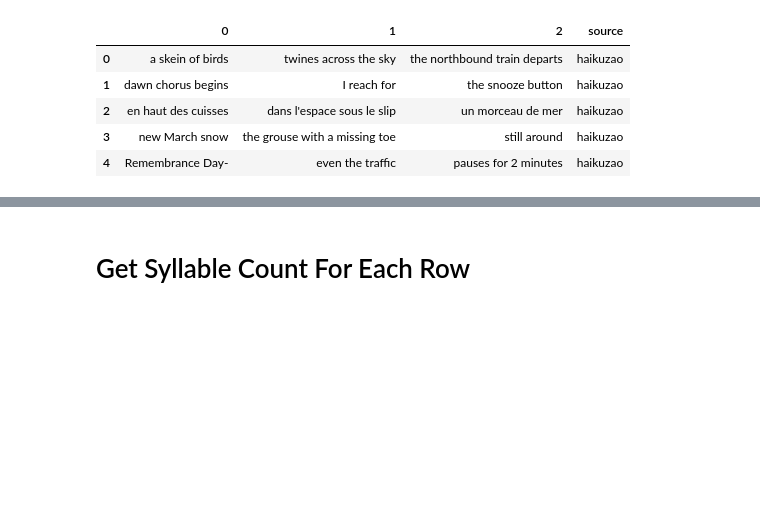
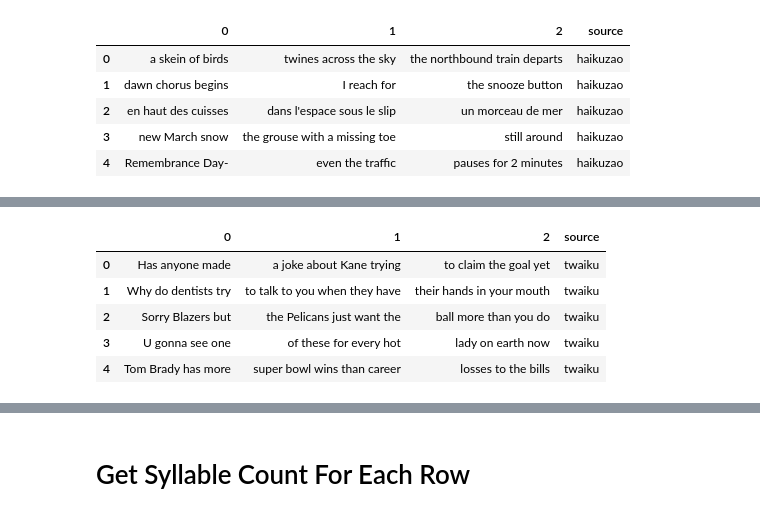
Before and after one commit to docmarionum1/haikurnn, a Jupyter notebook: notebooks/data/Preprocess Haikus.ipynb, the cells around one changed output, grey strips where cells are left out. Saved outputs shown, nothing was run; the diff lists cells and outputs as text; code cells hidden in the pictures; blank space fills up the shorter version.

```diff
--- a/notebooks/data/Preprocess Haikus.ipynb
+++ b/notebooks/data/Preprocess Haikus.ipynb
@@ -128,3 +149,24 @@ df.head()
+# %%
+df = pd.read_csv(raw_path / 'twaikugc.csv')
+df = df[df['id_str'] >= 941376356746702848] # After the account was out of testing
+
+df = df['text'].str.split(r'\n+', expand=True)
+df = df.drop(3, axis=1)
+
+df[0] = df[0].str.strip().str.strip('"')
+df[2] = df[2].str.strip().str.strip('"')
+
+df['source'] = 'twaiku'
+
+all_haikus.append(df)
+df.head()
+# %% [output]
+|  | 0 | 1 | 2 | source |
+| 0 | Has anyone made | a joke about Kane trying | to claim the goal yet | twaiku |
+| 1 | Why do dentists try | to talk to you when they have | their hands in your mouth | twaiku |
+| 2 | Sorry Blazers but | the Pelicans just want the | ball more than you do | twaiku |
+| 3 | U gonna see one | of these for every hot | lady on earth now | twaiku |
+| 4 | Tom Brady has more | super bowl wins than career | losses to the bills | twaiku |
 # %%
 all_haikus = pd.concat(all_haikus, sort=False)
 
```
Also changed, not shown: parts of 7 cells of this notebook, 22 other files.
